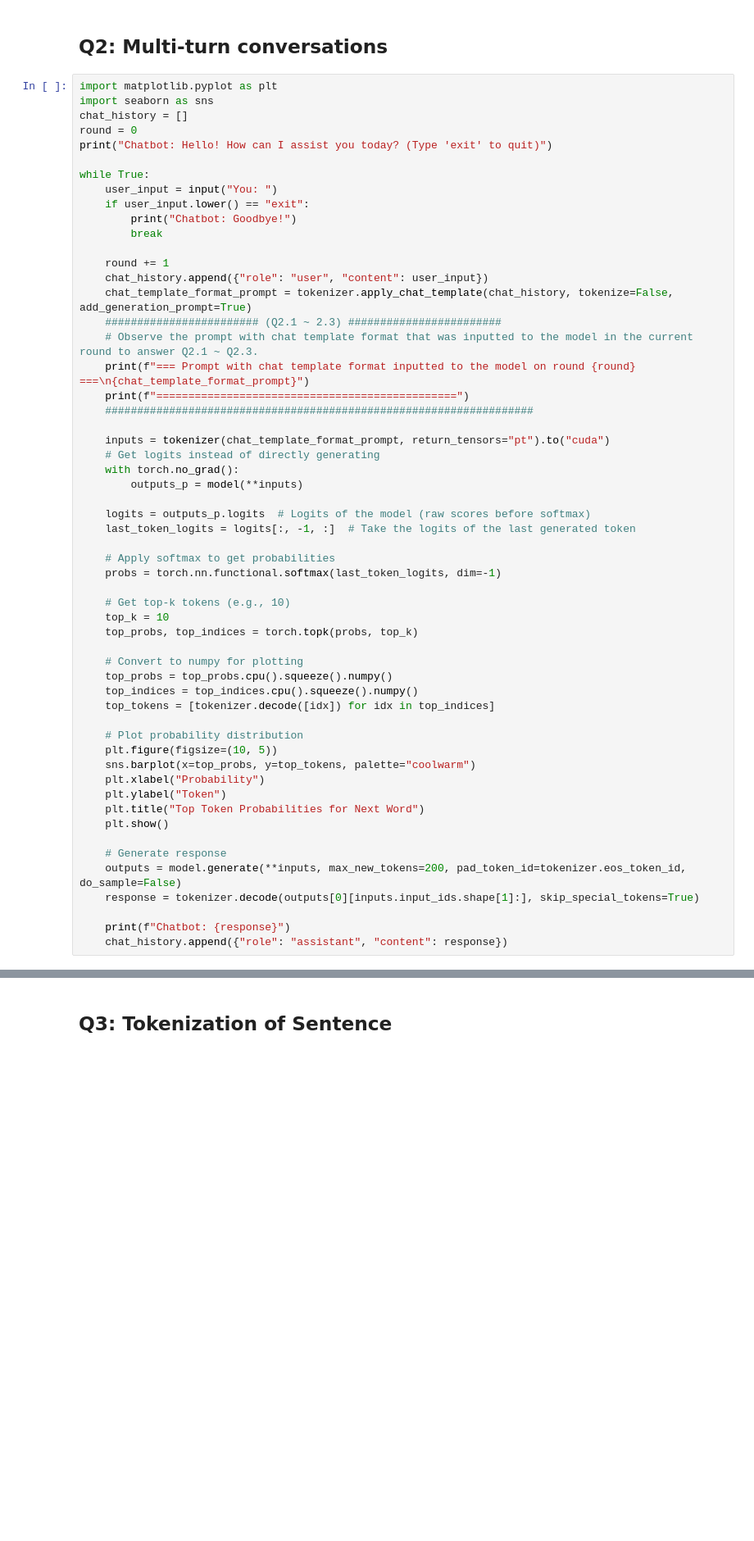
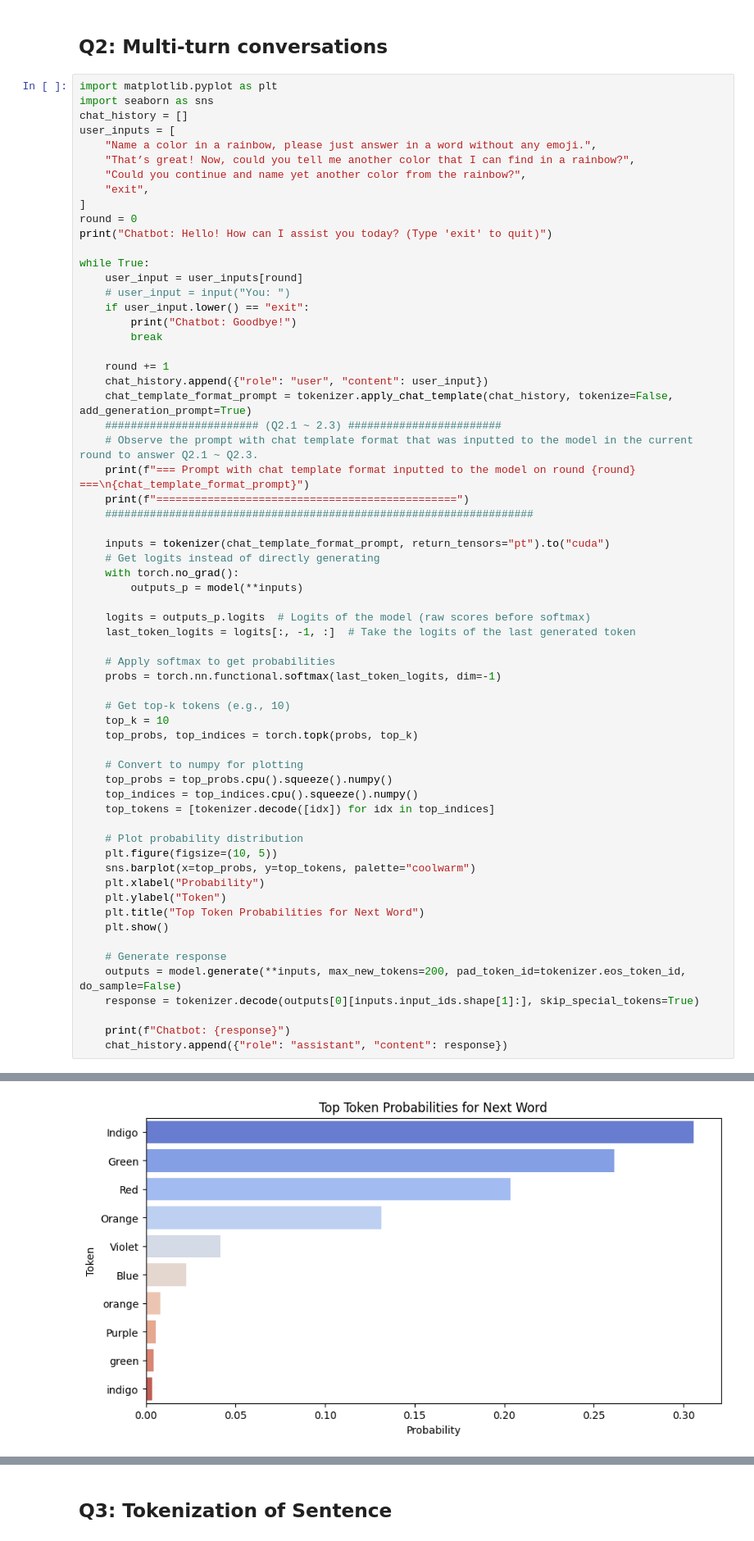
Before and after one commit to jxes993409/2025-Spring-Machine-Learning, a Jupyter notebook: hw3/r12921068.ipynb, the cells around one changed output, grey strips where cells are left out. Shown at 82% size. Drawn from its saved outputs; the diff is of its cells as text; blank space fills up the shorter version.

```diff
--- a/hw3/r12921068.ipynb
+++ b/hw3/r12921068.ipynb
@@ -117,11 +154,18 @@ print(f"========== Coherence Score : {score:.4f}  ==========")
 import matplotlib.pyplot as plt
 import seaborn as sns
 chat_history = []
+user_inputs = [
+    "Name a color in a rainbow, please just answer in a word without any emoji.",
+    "That’s great! Now, could you tell me another color that I can find in a rainbow?",
+    "Could you continue and name yet another color from the rainbow?",
+    "exit",
+]
 round = 0
 print("Chatbot: Hello! How can I assist you today? (Type 'exit' to quit)")
 
 while True:
-    user_input = input("You: ")
+    user_input = user_inputs[round]
+    # user_input = input("You: ")
     if user_input.lower() == "exit":
         print("Chatbot: Goodbye!")
         break
@@ -169,3 +213,4 @@ while True:
 
     print(f"Chatbot: {response}")
     chat_history.append({"role": "assistant", "content": response})
+# %% [output]
@@ -171,0 +227 @@ while True:
+[figure, added]
```
Also changed, not shown: parts of 15 cells of this notebook.
